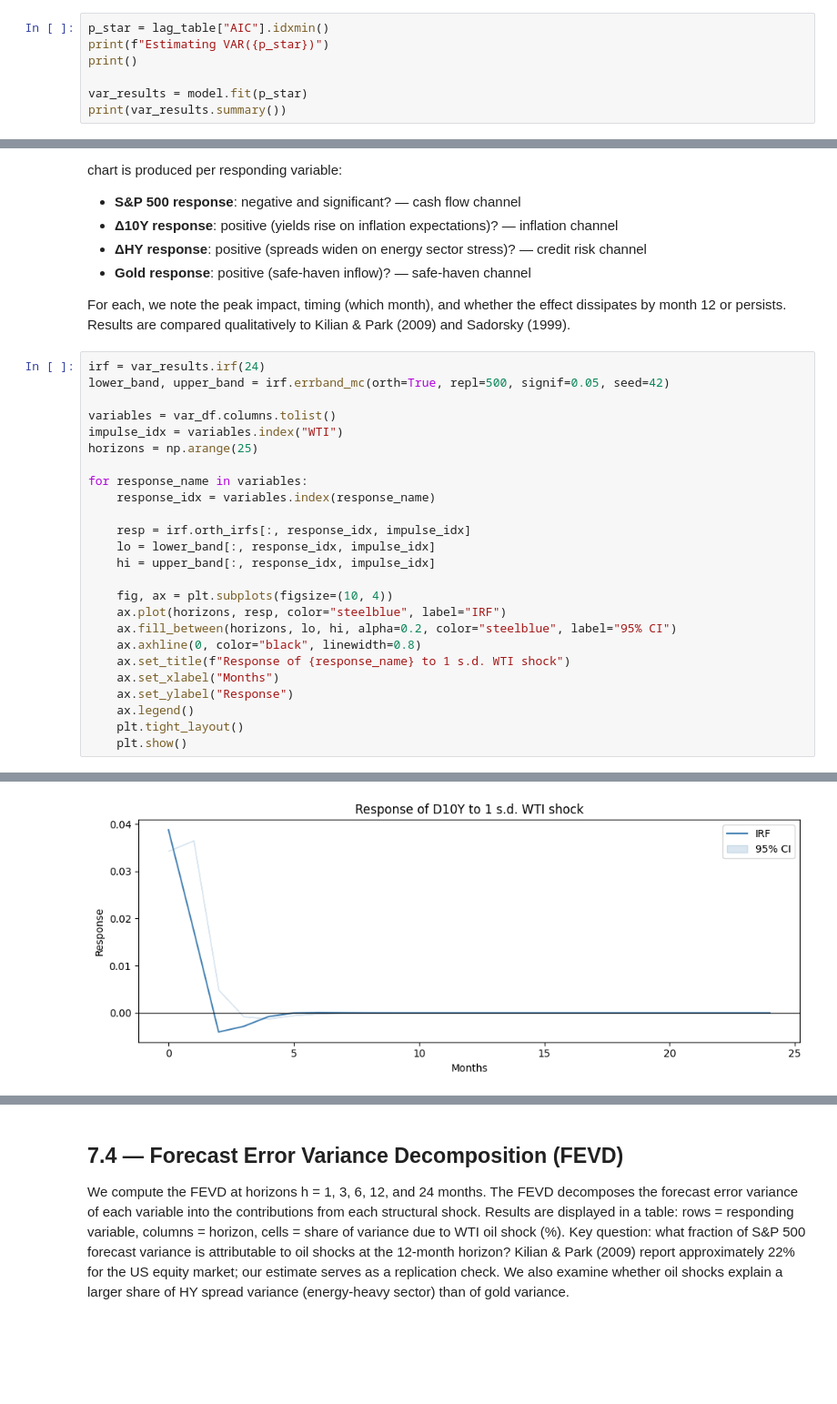
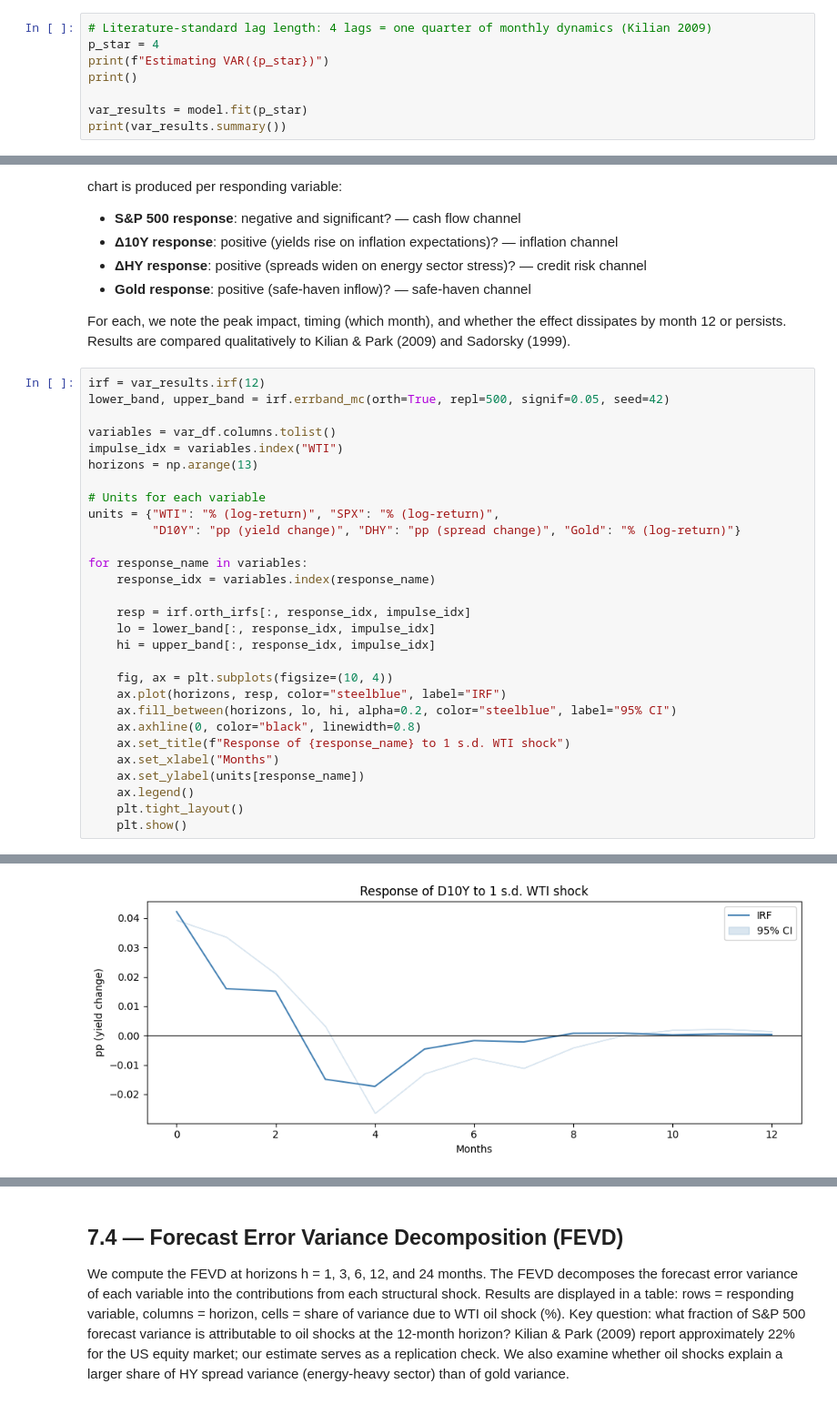
Before and after one commit to Altankaragulle/EMIF_Project_Oil, a Jupyter notebook: EMIF_Oil_Shock_Project.ipynb, the cells around one changed output, grey strips where cells are left out. Shown at 91% size. Drawn from its saved outputs; the diff is of its cells as text; blank space fills up the shorter version.

Commit message:
Upgraded plots and harmonized part 6-7

```diff
--- a/EMIF_Oil_Shock_Project.ipynb
+++ b/EMIF_Oil_Shock_Project.ipynb
@@ -1156,7 +1156,8 @@ lag_table.round(4)
 
 We estimate the VAR(p*) using `statsmodels.tsa.vector_ar.var_model.VAR`. We display the full model summary. We optionally print the individual equation results for the S&P 500 equation (to inspect which lags of oil significantly predict equity returns) and for the oil equation (to assess whether financial variables feed back into oil prices). The coefficient matrix has dimensions (5 × 5×p*) plus intercepts, giving a complete picture of the linear dynamics in the system.
 # %%
-p_star = lag_table["AIC"].idxmin()
+# Literature-standard lag length: 4 lags = one quarter of monthly dynamics (Kilian 2009)
+p_star = 4
 print(f"Estimating VAR({p_star})")
 print()
 
@@ -1342,12 +1300,16 @@ We compute orthogonalized IRFs for a one-standard-deviation positive WTI oil sho
 
 For each, we note the peak impact, timing (which month), and whether the effect dissipates by month 12 or persists. Results are compared qualitatively to Kilian & Park (2009) and Sadorsky (1999).
 # %%
-irf = var_results.irf(24)
+irf = var_results.irf(12)
 lower_band, upper_band = irf.errband_mc(orth=True, repl=500, signif=0.05, seed=42)
 
 variables = var_df.columns.tolist()
 impulse_idx = variables.index("WTI")
-horizons = np.arange(25)
+horizons = np.arange(13)
+
+# Units for each variable
+units = {"WTI": "% (log-return)", "SPX": "% (log-return)",
+         "D10Y": "pp (yield change)", "DHY": "pp (spread change)", "Gold": "% (log-return)"}
 
 for response_name in variables:
     response_idx = variables.index(response_name)
@@ -1362,7 +1324,7 @@ for response_name in variables:
     ax.axhline(0, color="black", linewidth=0.8)
     ax.set_title(f"Response of {response_name} to 1 s.d. WTI shock")
     ax.set_xlabel("Months")
-    ax.set_ylabel("Response")
+    ax.set_ylabel(units[response_name])
     ax.legend()
     plt.tight_layout()
     plt.show()
@@ -1372 +1334 @@ for response_name in variables:
-[figure, old version]
+[figure, new version]
```
Also changed, not shown: parts of 18 cells of this notebook.
